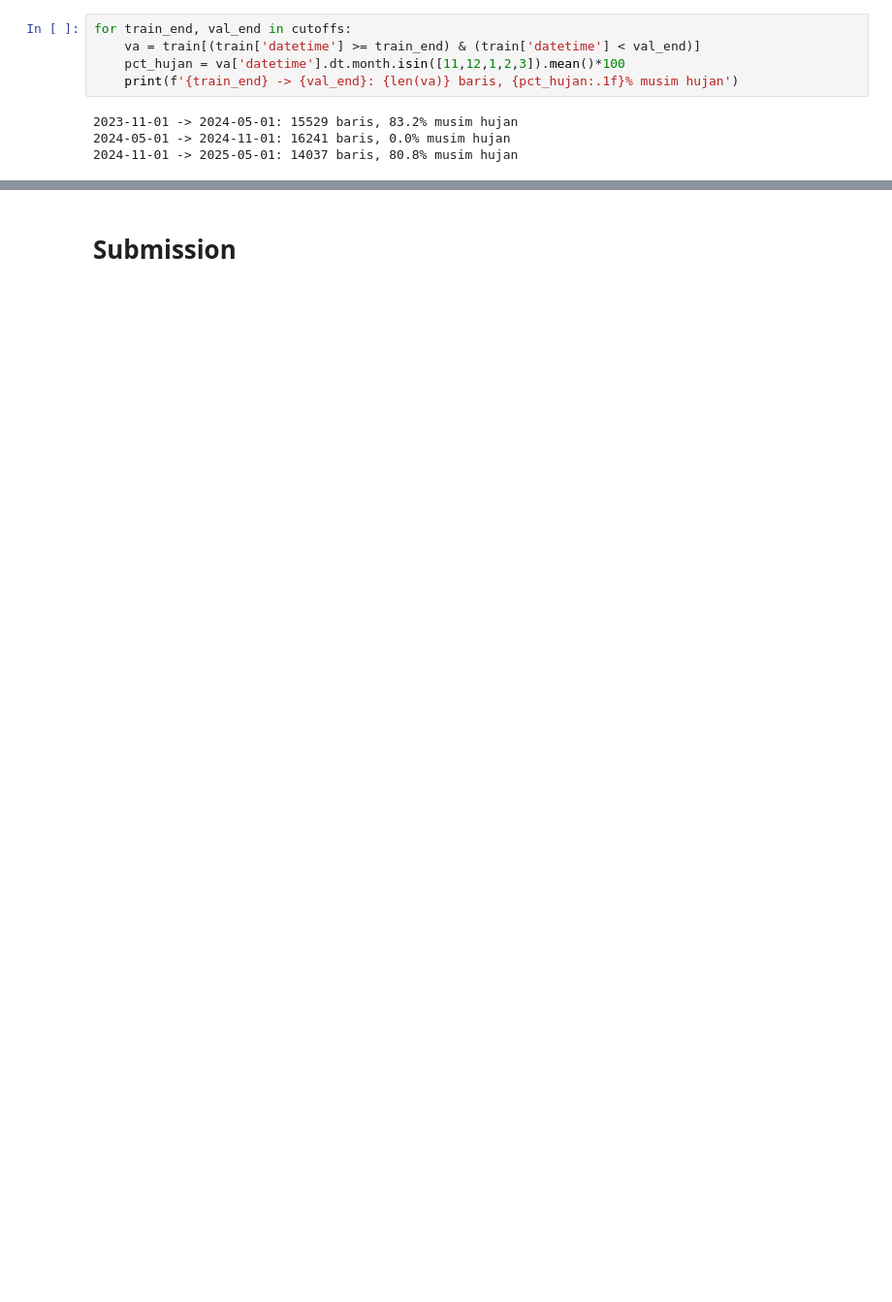
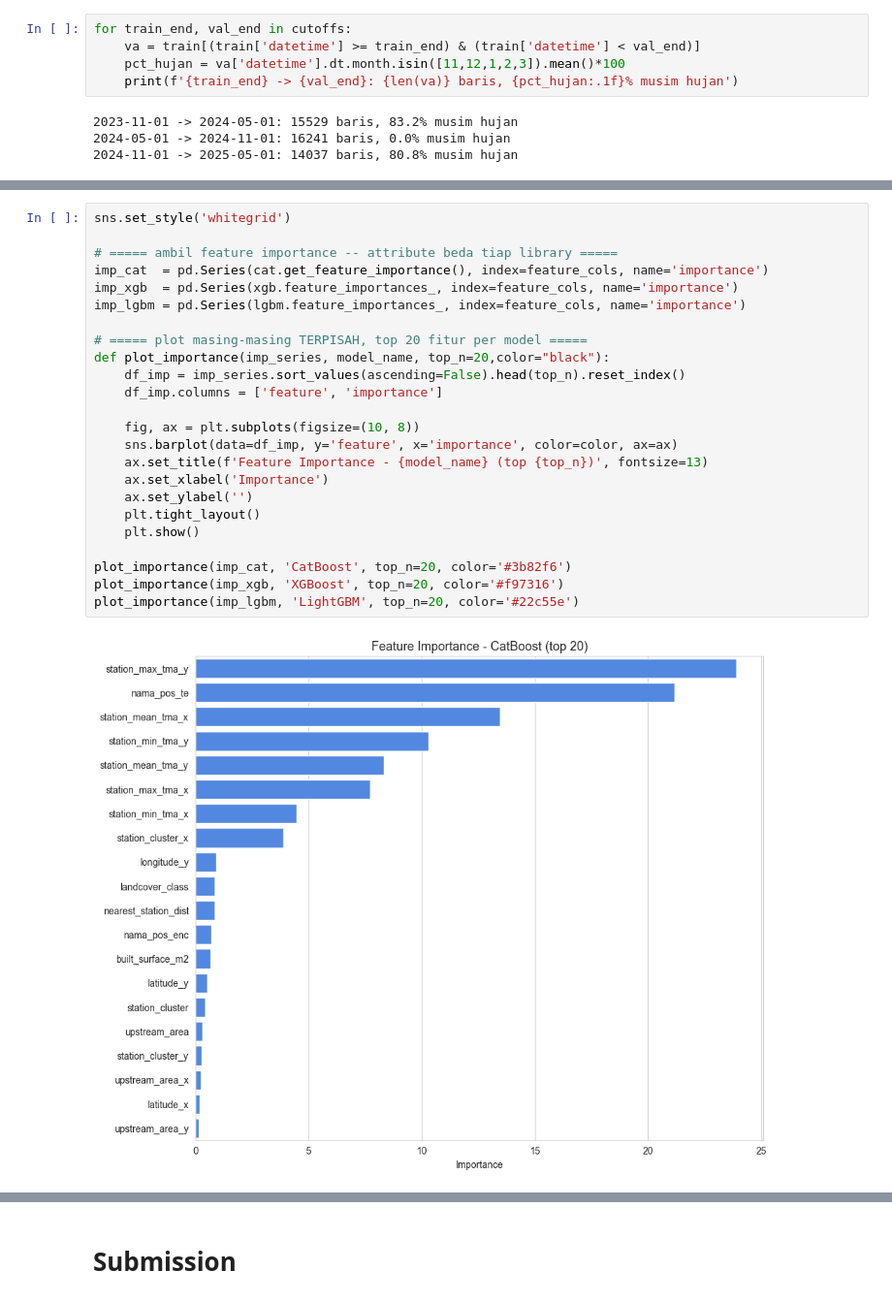
Before and after one commit to LeonArif/SSDS_Dikeri-Leon, a Jupyter notebook: leon/pake_hydro.ipynb, the cells around one changed output, grey strips where cells are left out. Shown at 97% size. Drawn from its saved outputs; the diff is of its cells as text; blank space fills up the shorter version.

```diff
--- a/leon/pake_hydro.ipynb
+++ b/leon/pake_hydro.ipynb
@@ -1120,0 +1433,26 @@ plt.show()
+# %%
+sns.set_style('whitegrid')
+
+# ===== ambil feature importance -- attribute beda tiap library =====
+imp_cat  = pd.Series(cat.get_feature_importance(), index=feature_cols, name='importance')
+imp_xgb  = pd.Series(xgb.feature_importances_, index=feature_cols, name='importance')
+imp_lgbm = pd.Series(lgbm.feature_importances_, index=feature_cols, name='importance')
+
+# ===== plot masing-masing TERPISAH, top 20 fitur per model =====
+def plot_importance(imp_series, model_name, top_n=20,color="black"):
+    df_imp = imp_series.sort_values(ascending=False).head(top_n).reset_index()
+    df_imp.columns = ['feature', 'importance']
+
+    fig, ax = plt.subplots(figsize=(10, 8))
+    sns.barplot(data=df_imp, y='feature', x='importance', color=color, ax=ax)
+    ax.set_title(f'Feature Importance - {model_name} (top {top_n})', fontsize=13)
+    ax.set_xlabel('Importance')
+    ax.set_ylabel('')
+    plt.tight_layout()
+    plt.show()
+
+plot_importance(imp_cat, 'CatBoost', top_n=20, color='#3b82f6')
+plot_importance(imp_xgb, 'XGBoost', top_n=20, color='#f97316')
+plot_importance(imp_lgbm, 'LightGBM', top_n=20, color='#22c55e')
+# %% [output]
+[figure, added]
```
Also changed, not shown: parts of 34 cells of this notebook, 3 other files.
